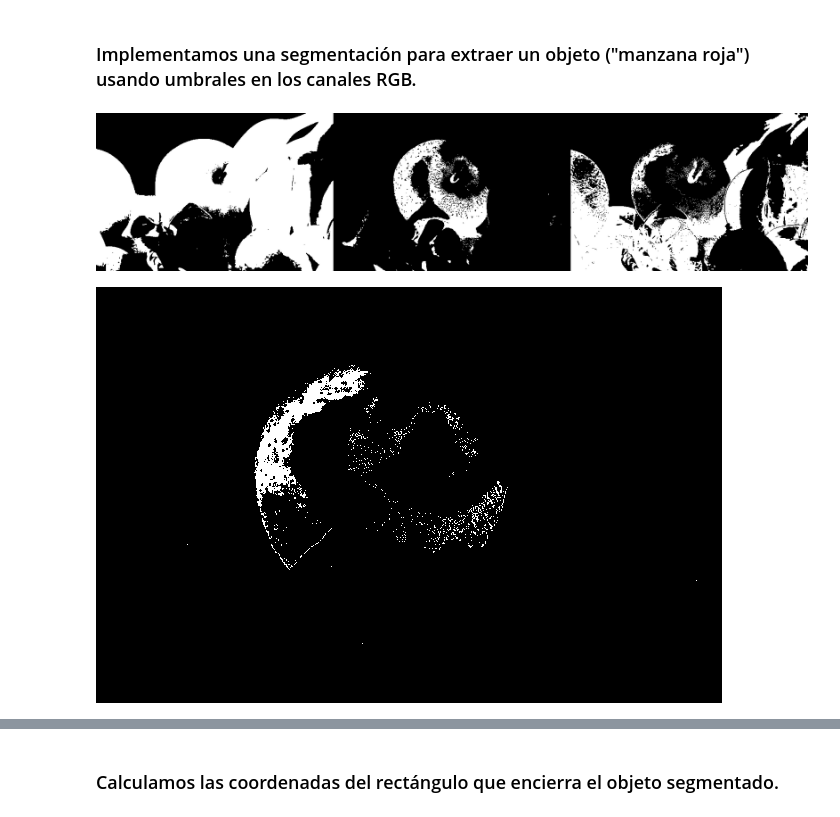
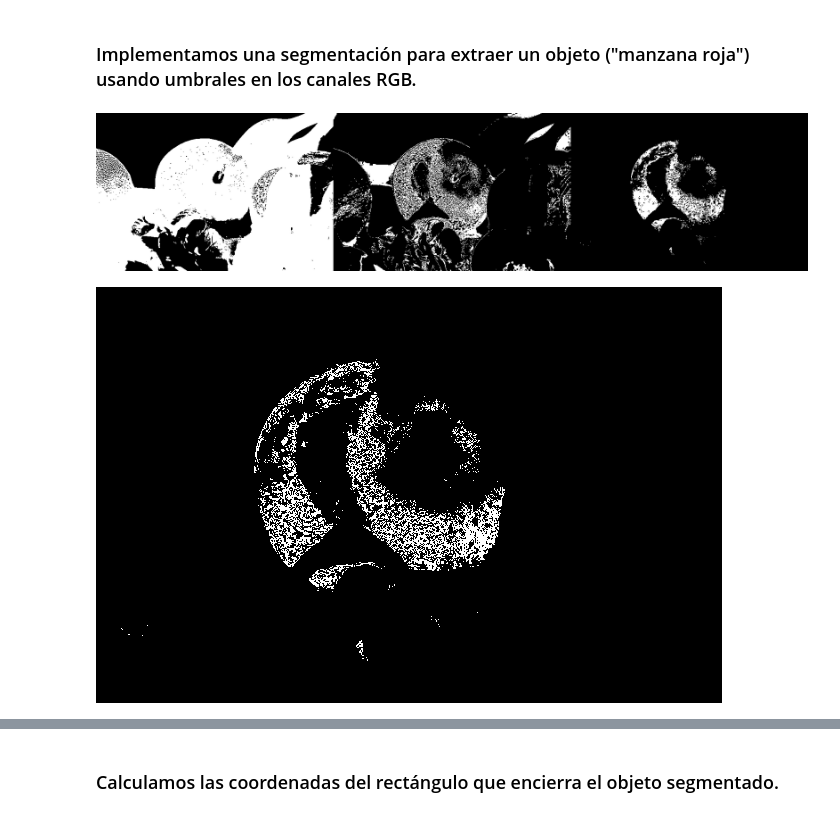
Before and after one commit to GuimeraLuis/Procesamiento_Imagenes, a Jupyter notebook: 005 - Ejercicio Integrador/Lab_05_Ejercicio_Integrador.ipynb, the cells around one changed output, grey strips where cells are left out. Cells and saved outputs as stored; diff of their text form; code cells hidden in the pictures.

```diff
--- a/005 - Ejercicio Integrador/Lab_05_Ejercicio_Integrador.ipynb
+++ b/005 - Ejercicio Integrador/Lab_05_Ejercicio_Integrador.ipynb
@@ -337,21 +350,21 @@ histograma(gris)
 ### Implementamos una segmentación para extraer un objeto ("manzana roja") usando umbrales en los canales RGB.
 # %%
 # Segmentación de la manzana roja
-seg_r = rojo>120
-seg_v = verde<12
-seg_a = azul<12
+seg_r =  (rojo>80) & (rojo<255)
+seg_v = (verde>0) & (verde<12) | (verde>50) & (verde<60)
+seg_a = (azul>10) & (azul<25) & (verde<12)
 seg_rgb = np.concatenate((seg_r,seg_v,seg_a),axis=1)
 cv2_imshow(seg_rgb*255)
 # %% [output]
-[figure, old version]
+[figure, new version]
 # %%
 #Llevamos a cabo la union logica de los canales rojo y verde
-seg_rv = np.logical_and(seg_r,seg_v)
+seg_ra = np.logical_and(seg_r,seg_a)
 #Hacemos lo mismo entre la union logica generada en el paso anterior con el canal restante
-seg = np.logical_and(seg_rv,seg_a)
+seg = np.logical_and(seg_ra,seg_v)
 cv2_imshow(seg*255)
 # %% [output]
-[figure, old version]
+[figure, new version]
 # %%
 # Eliminación de píxeles aislados
 (N,M) = seg.shape
```
Also changed, not shown: parts of 8 cells of this notebook.
